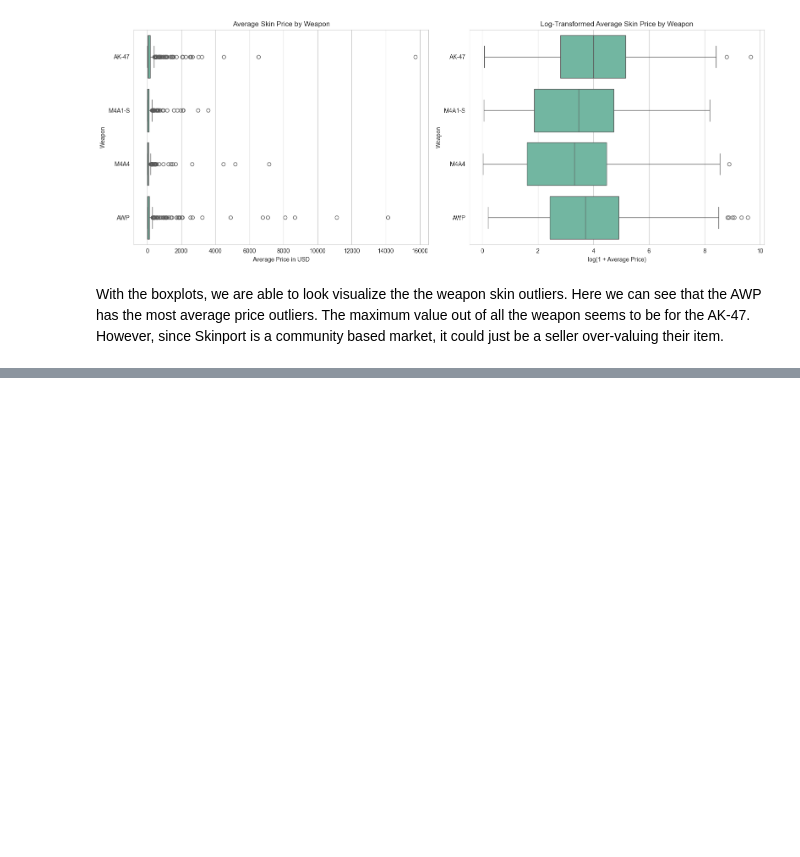
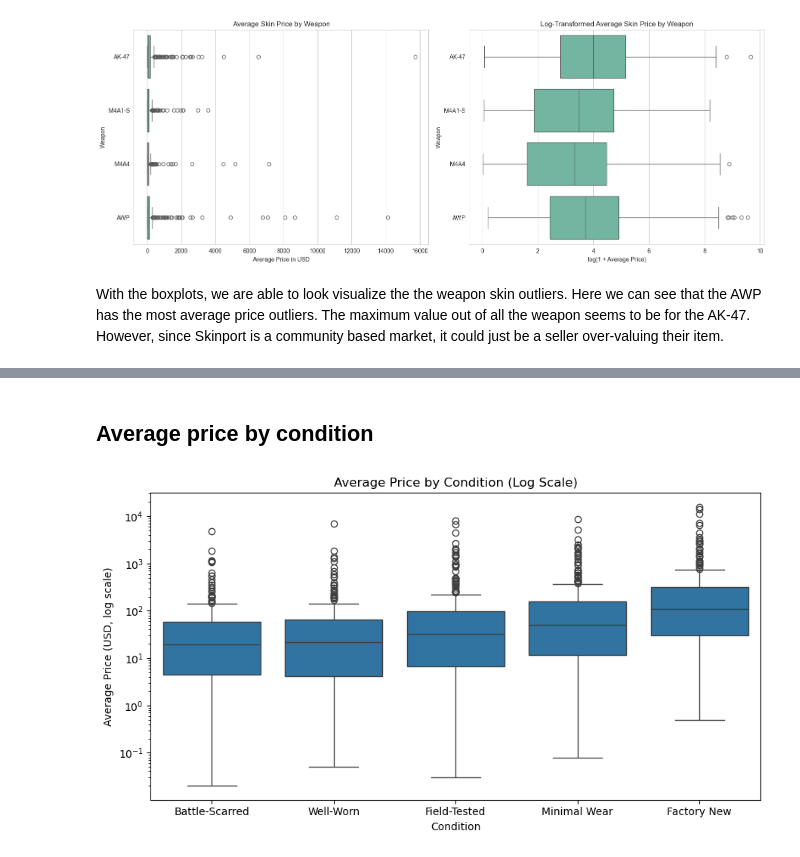
Before and after one commit to Taiac1/PSTAT-100-Final-Project, a Jupyter notebook: notebooks/final_report.ipynb, the cells around one changed output, grey strips where cells are left out. Saved outputs shown, nothing was run; the diff lists cells and outputs as text; code cells hidden in the pictures; blank space fills up the shorter version.

```diff
--- a/notebooks/final_report.ipynb
+++ b/notebooks/final_report.ipynb
@@ -444,0 +461,18 @@ With the boxplots, we are able to look visualize the the weapon skin outliers. H
+# %% [markdown]
+## Average price by condition
+# %%
+condition_labels = {'0': 'Battle-Scarred', '1': 'Well-Worn', '2': 'Field-Tested', '3': 'Minimal Wear', '4': 'Factory New'}
+df['condition_label'] = df['condition'].map(condition_labels)
+df = df.dropna(subset=['condition_label'])
+cond_order = ['Battle-Scarred', 'Well-Worn', 'Field-Tested', 'Minimal Wear', 'Factory New']
+
+fig, ax = plt.subplots(figsize=(9, 5))
+sns.boxplot(data=df, x='condition_label', y='avg', order=cond_order, ax=ax)
+ax.set_yscale('log')
+ax.set_title('Average Price by Condition (Log Scale)')
+ax.set_xlabel('Condition')
+ax.set_ylabel('Average Price (USD, log scale)')
+plt.tight_layout()
+plt.show()
+# %% [output]
+[figure, added]
```
Also changed, not shown: parts of 10 cells of this notebook.
